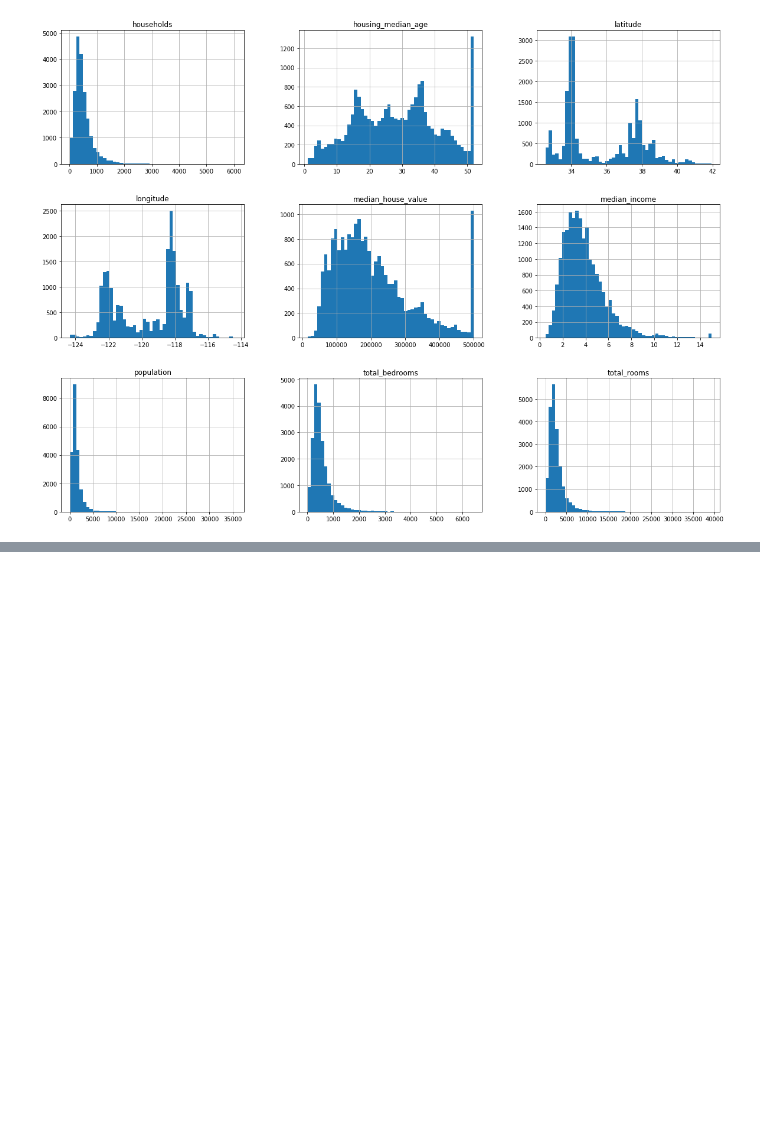
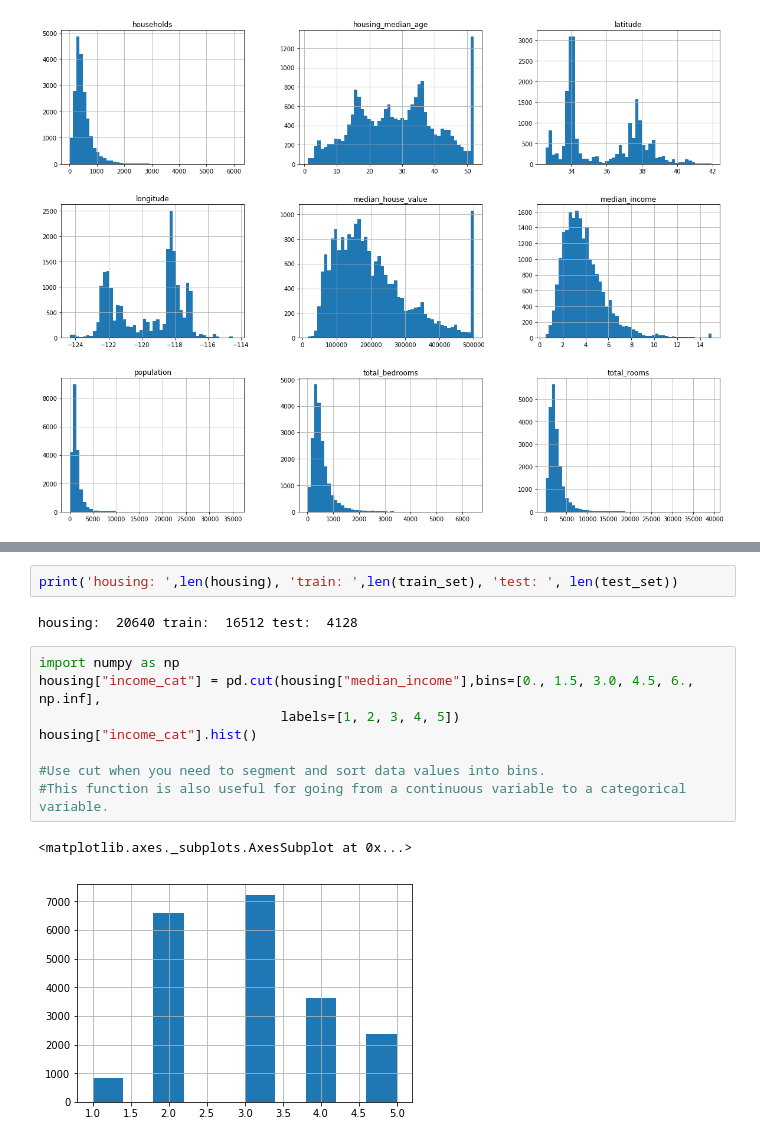
Before and after one commit to MukunthanML/MLHandson_E2E, a Jupyter notebook: Housing.ipynb, the cells around one changed output, grey strips where cells are left out. Drawn from its saved outputs; the diff is of its cells as text; blank space fills up the shorter version.

```diff
--- a/Housing.ipynb
+++ b/Housing.ipynb
@@ -73,0 +97,15 @@ plt.show()
+# %%
+print('housing: ',len(housing), 'train: ',len(train_set), 'test: ', len(test_set))
+# %% [output]
+housing:  20640 train:  16512 test:  4128
+# %%
+import numpy as np
+housing["income_cat"] = pd.cut(housing["median_income"],bins=[0., 1.5, 3.0, 4.5, 6., np.inf],
+                               labels=[1, 2, 3, 4, 5])
+housing["income_cat"].hist()
+
+#Use cut when you need to segment and sort data values into bins.
+#This function is also useful for going from a continuous variable to a categorical variable.
+# %% [output]
+<matplotlib.axes._subplots.AxesSubplot at 0x...>
+[figure, added]
```
Also changed, not shown: parts of 33 cells of this notebook, 6 other files.
